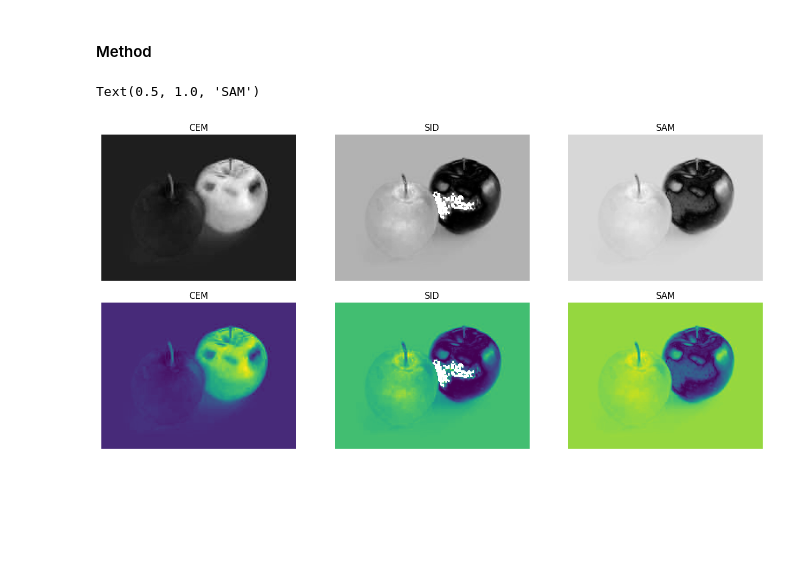
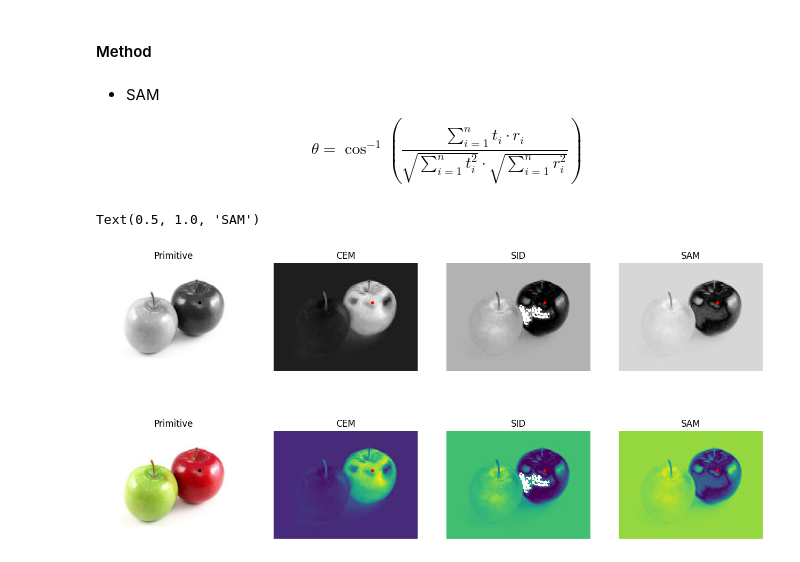
Before and after one commit to ShuWei-He/Target-detection-apple, a Jupyter notebook: main.ipynb, the cells around one changed output. Cells and saved outputs as stored; diff of their text form; code cells hidden in the pictures; blank space fills up the shorter version.

```diff
--- a/main.ipynb
+++ b/main.ipynb
@@ -2,11 +2,12 @@
 #### 讀取檔案
 # %%
 from matplotlib import pyplot as plt
-from PIL import Image
 import numpy as np
 
-img = Image.open("apple.jpg")
+
+img = plt.imread("apple.jpg")
 HSI = np.array(img, dtype='float64')
+
 
 plt.figure(figsize = (5,3))
 plt.imshow(HSI)
@@ -18,6 +19,11 @@ Image Shap: (165, 220, 3)
 [figure]
 # %% [markdown]
 #### Method
+# %% [markdown]
+* SAM
+$$
+\theta = \cos^{-1} \left( \frac{\sum_{i=1}^{n} t_i \cdot r_i}{\sqrt{\sum_{i=1}^{n} t_i^2} \cdot \sqrt{\sum_{i=1}^{n} r_i^2}} \right)
+$$
 # %%
 # 設計一個 w 濾波器 條件必須 目標點與濾波器 w 相乘必須為 1
 def CEM(HSI, target):
@@ -80,42 +86,63 @@ def SAM(HSI, target):
 H, W, B = HSI.shape
 
 target = HSI[60, 150].reshape(-1, 1)
+target_y, target_x = 60, 150  # 目標點的位置
 
 resCEM = CEM(HSI, target)
 resSID = SID(HSI, target)
 resSAM = SAM(HSI, target)
 
+gray = np.dot(img[..., :3], [0.2989, 0.5870, 0.1140])
+gray = np.array(gray)
+img = np.array(img)
 img1 = resCEM.reshape(H, W)
 img2 = resSID.reshape(H, W)
 img3 = resSAM.reshape(H, W)
 
 
 plt.figure(figsize=(16, 15))
-plt.subplot(1, 3, 1)
+plt.subplot(1, 4, 1)
+plt.imshow(img)
+plt.scatter(target_x, target_y, c='black', s=40, marker='.')  # 加入紅色標記
+plt.axis('off')
+plt.title("Primitive")
+plt.subplot(1, 4, 2)
 plt.imshow(img1)
+plt.scatter(target_x, target_y, c='red', s=40, marker='.')  # 加入紅色標記
 plt.axis('off')
 plt.title("CEM")
-plt.subplot(1, 3, 2)
+plt.subplot(1, 4, 3)
 plt.imshow(img2)
+plt.scatter(target_x, target_y, c='red', s=40, marker='.')  # 加入紅色標記
 plt.axis('off')
 plt.title("SID")
-plt.subplot(1, 3, 3)
+plt.subplot(1, 4, 4)
 plt.imshow(img3)
+plt.scatter(target_x, target_y, c='red', s=40, marker='.')  # 加入紅色標記
 plt.axis('off')
 plt.title("SAM")
 
-plt.subplot(2, 3, 1)
+plt.subplot(2, 4, 1)
+
+plt.imshow(gray, cmap='gray')
+plt.scatter(target_x, target_y, c='black', s=40, marker='.')  # 加入紅色標記
+plt.axis('off')
+plt.title("Primitive")
+plt.subplot(2, 4, 2)
 plt.imshow(img1, cmap='gray')
+plt.scatter(target_x, target_y, c='red', s=40, marker='.')  # 加入紅色標記
 plt.axis('off')
 plt.title("CEM")
-plt.subplot(2, 3, 2)
+plt.subplot(2, 4, 3)
 plt.imshow(img2, cmap='gray')
+plt.scatter(target_x, target_y, c='red', s=40, marker='.')  # 加入紅色標記
 plt.axis('off')
 plt.title("SID")
-plt.subplot(2, 3, 3)
+plt.subplot(2, 4, 4)
 plt.imshow(img3, cmap='gray')
+plt.scatter(target_x, target_y, c='red', s=40, marker='.')  # 加入紅色標記
 plt.axis('off')
 plt.title("SAM")
 # %% [output]
 Text(0.5, 1.0, 'SAM')
-[figure, old version]
+[figure, new version]
```
